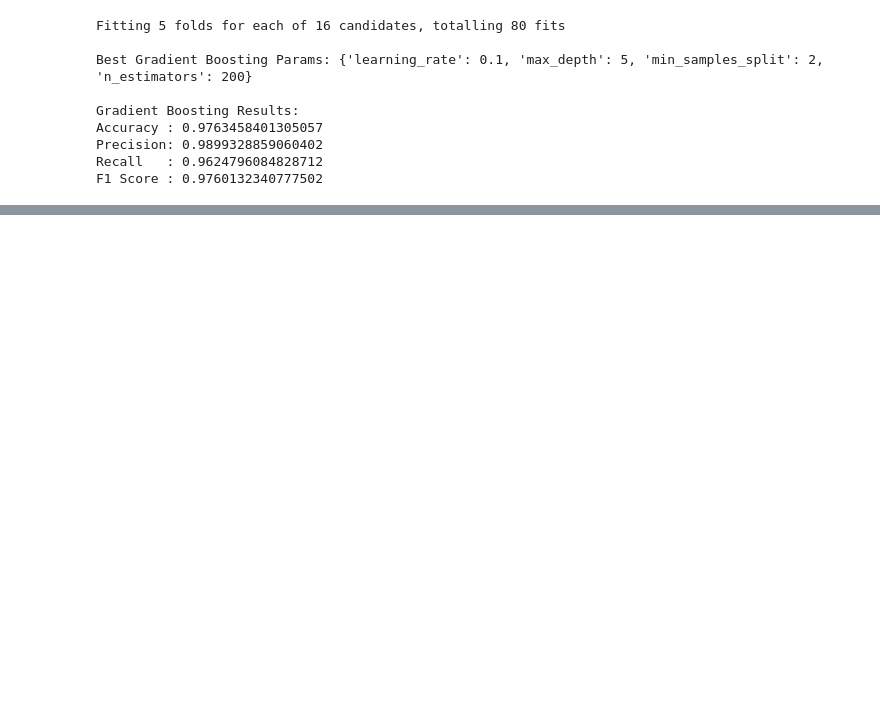
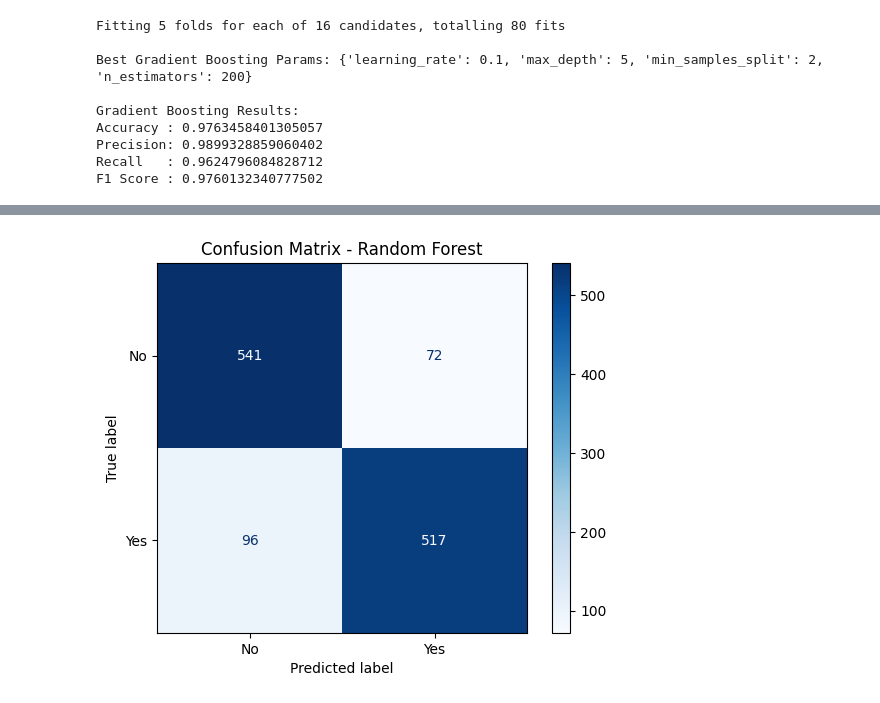
Before and after one commit to VARSHINI71710/Rainfall, a Jupyter notebook: rainfall.ipynb, the cells around one changed output, grey strips where cells are left out. Drawn from its saved outputs; the diff is of its cells as text; code cells hidden in the pictures; blank space fills up the shorter version.

```diff
--- a/rainfall.ipynb
+++ b/rainfall.ipynb
@@ -188,3 +188,12 @@ plt.show()
+# %%
+y_pred = models["Gradient Boosting"].predict(x_test)
+cm = confusion_matrix(y_test, y_pred)
+disp = ConfusionMatrixDisplay(confusion_matrix=cm, display_labels=["No", "Yes"])
+disp.plot(cmap="Blues")
+plt.title("Confusion Matrix - Random Forest")
+plt.show()
+# %% [output]
+[figure, added]
 # %%
 results = []
 for name, model in models.items():
```
Also changed, not shown: parts of 5 cells of this notebook, 4 other files.
